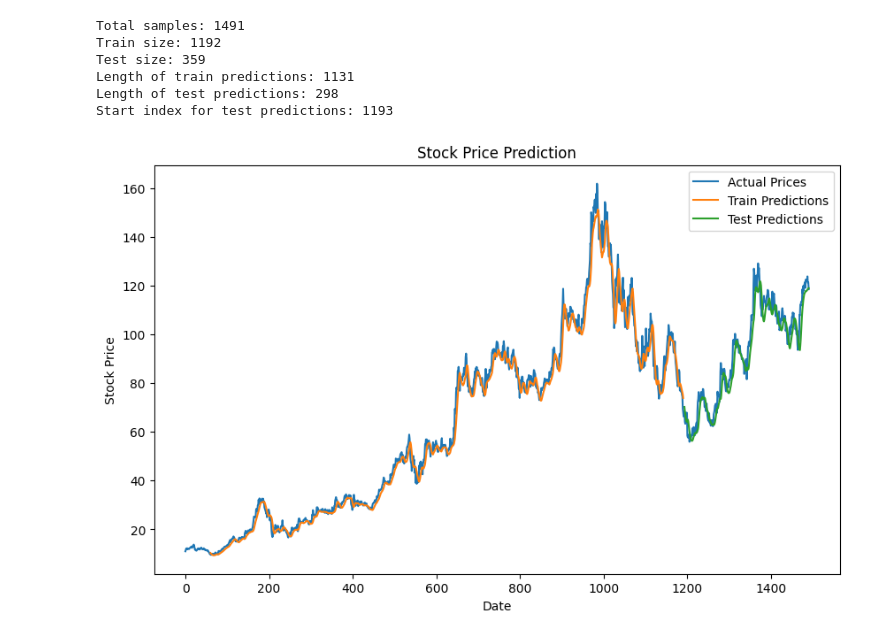
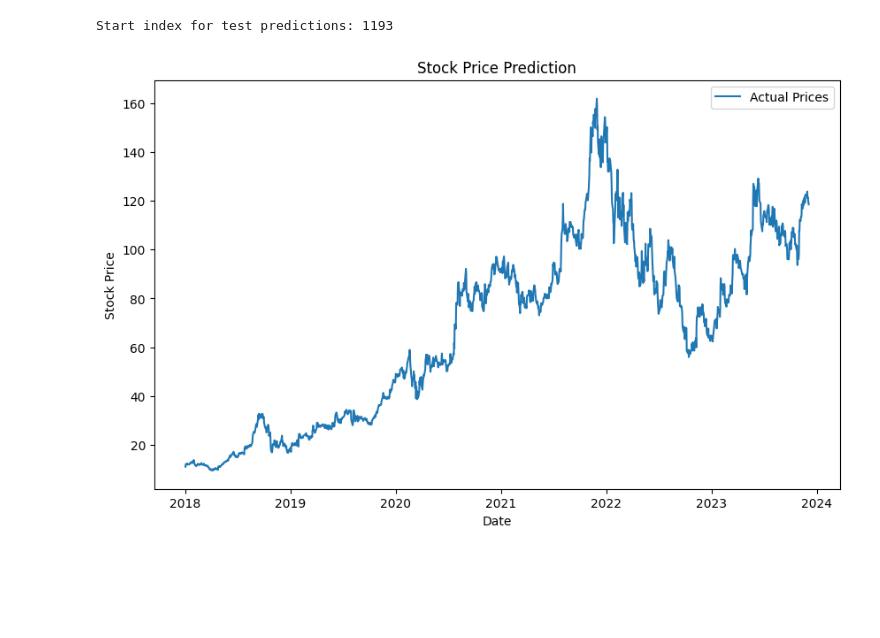
Before and after one commit to s0uravk/StockVision, a Jupyter notebook: WIP.ipynb, the cells around one changed output. Drawn from its saved outputs; the diff is of its cells as text; code cells hidden in the pictures; blank space fills up the shorter version.

```diff
--- a/WIP.ipynb
+++ b/WIP.ipynb
@@ -9,11 +30,4 @@ from sklearn.metrics import mean_squared_error
 # %%
-# Load data
-data = pd.read_csv('stock_data.csv', parse_dates=True, index_col='Date')
-data = data[['Close']]  # Assuming you are only using 'Close' prices
-
-# Fill any NaNs
-data['Close'].fillna(method='ffill', inplace=True)
-
 # Normalize data
 scaler = MinMaxScaler(feature_range=(0, 1))
 scaled_data = scaler.fit_transform(data)
@@ -101,42 +110,31 @@ Test Score: 4.66 RMSE
 # %%
 # Calculate lengths to ensure they are accurate
-print(f"Total samples: {total_samples}")
-print(f"Train size: {len(train)}")
-print(f"Test size: {len(test)}")
-print(f"Length of train predictions: {len(train_predict)}")
-print(f"Length of test predictions: {len(test_predict)}")
+total_samples = len(data)
 
 # Adjusted plotting logic
 train_plot = np.empty_like(scaled_data)
 train_plot[:, :] = np.nan
 train_plot[look_back:len(train_predict) + look_back, :] = train_predict
 
 # Since test predictions start later, calculate the starting point
 start_index = total_samples - len(test_predict)
 print(f"Start index for test predictions: {start_index}")
 
 test_plot = np.empty_like(scaled_data)
 test_plot[:, :] = np.nan
 test_plot[start_index:start_index + len(test_predict), :] = test_predict
 
 # Plotting
 plt.figure(figsize=(10,6))
-plt.plot(scaler.inverse_transform(scaled_data), label='Actual Prices')
-plt.plot(train_plot, label='Train Predictions')
-plt.plot(test_plot, label='Test Predictions')
+plt.plot(data.index, scaler.inverse_transform(scaled_data), label='Actual Prices')
 plt.legend()
 plt.title("Stock Price Prediction")
 plt.xlabel("Date")
 plt.ylabel("Stock Price")
 plt.show()
 # %% [output]
-Total samples: 1491
-Train size: 1192
-Test size: 359
-Length of train predictions: 1131
-Length of test predictions: 298
 Start index for test predictions: 1193
-[figure, old version]
+[figure, new version]
 # %%
 import numpy as np
 
```
Also changed, not shown: parts of 8 cells of this notebook.
